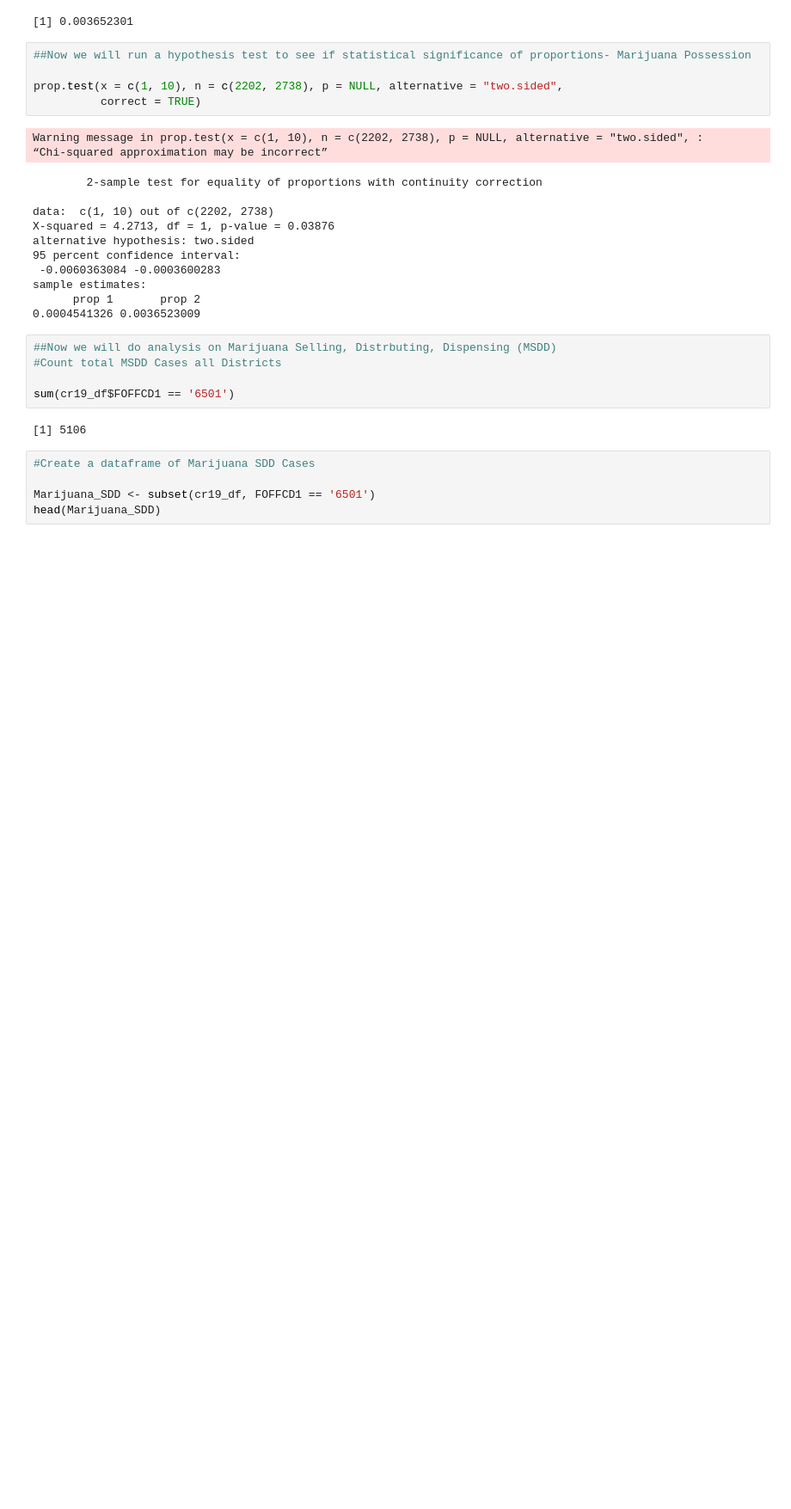
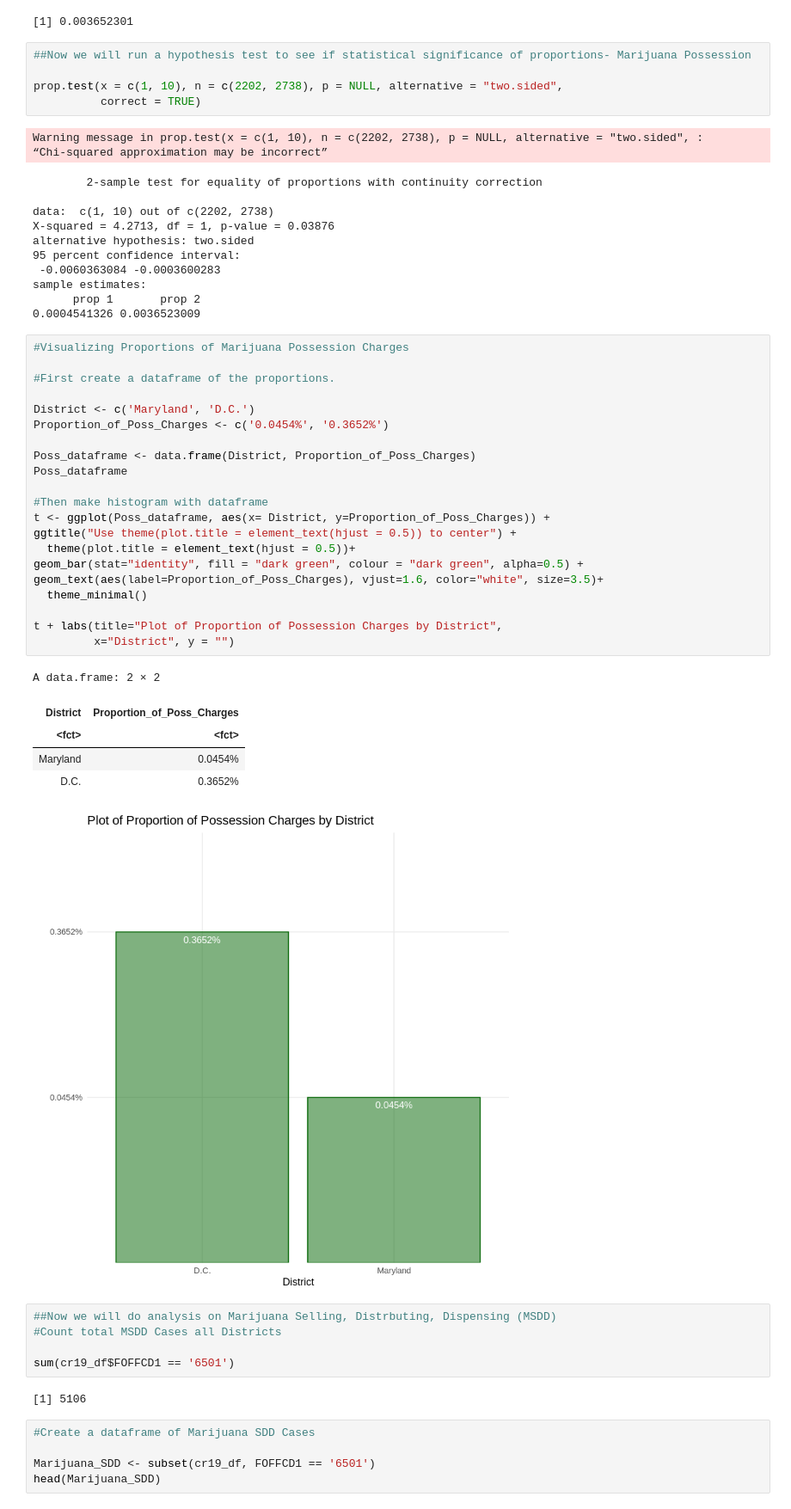
Before and after one commit to arianazukergood/Project, a Jupyter notebook: Analysis.ipynb, the cells around one changed output. Shown at 86% size. Drawn from its saved outputs; the diff is of its cells as text; blank space fills up the shorter version.

Commit message:
Final Commit: Data Analysis

```diff
--- a/Analysis.ipynb
+++ b/Analysis.ipynb
@@ -127,6 +138,34 @@ alternative hypothesis: two.sided
 sample estimates:
       prop 1       prop 2
 0.0004541326 0.0036523009
+# %%
+#Visualizing Proportions of Marijuana Possession Charges
+
+#First create a dataframe of the proportions.
+
+District <- c('Maryland', 'D.C.')
+Proportion_of_Poss_Charges <- c('0.0454%', '0.3652%')
+
+Poss_dataframe <- data.frame(District, Proportion_of_Poss_Charges)
+Poss_dataframe
+
+#Then make histogram with dataframe
+t <- ggplot(Poss_dataframe, aes(x= District, y=Proportion_of_Poss_Charges)) +
+ggtitle("Use theme(plot.title = element_text(hjust = 0.5)) to center") +
+  theme(plot.title = element_text(hjust = 0.5))+
+geom_bar(stat="identity", fill = "dark green", colour = "dark green", alpha=0.5) +
+geom_text(aes(label=Proportion_of_Poss_Charges), vjust=1.6, color="white", size=3.5)+
+  theme_minimal()
+
+t + labs(title="Plot of Proportion of Possession Charges by District",
+         x="District", y = "")
+# %% [output]
+A data.frame: 2 × 2
+| District | Proportion_of_Poss_Charges |
+| <fct> | <fct> |
+| Maryland | 0.0454% |
+| D.C. | 0.3652% |
+[figure, added]
 # %%
 ##Now we will do analysis on Marijuana Selling, Distrbuting, Dispensing (MSDD)
 #Count total MSDD Cases all Districts
```
Also changed, not shown: parts of 6 cells of this notebook.
